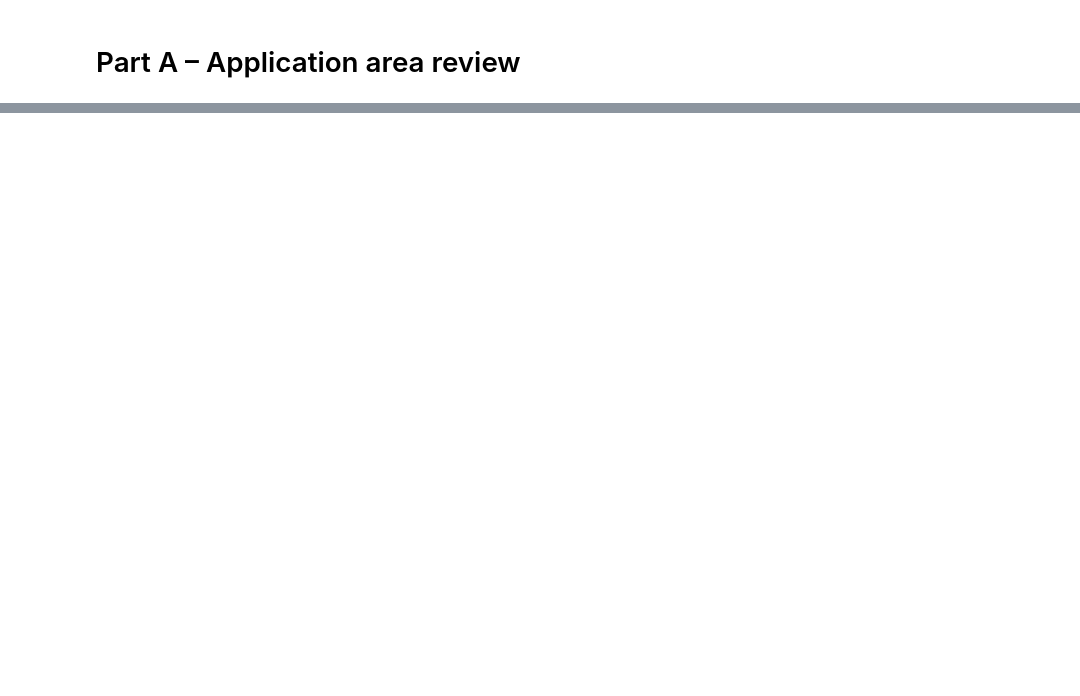
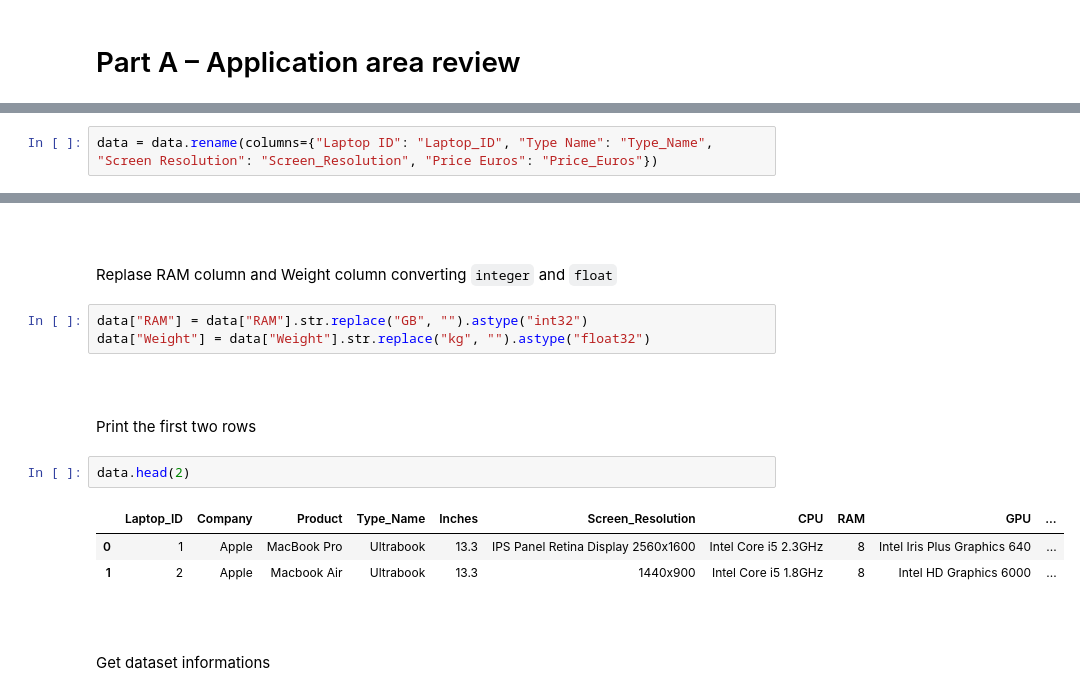
Before and after one commit to RashmithaDeSilva/Laptop_Price_Predictor, a Jupyter notebook: Price_Predictor.ipynb, the cells around one changed output, grey strips where cells are left out. Cells and saved outputs as stored; diff of their text form; blank space fills up the shorter version.

```diff
--- a/Price_Predictor.ipynb
+++ b/Price_Predictor.ipynb
@@ -22,0 +234,2 @@
+# %%
+data = data.rename(columns={"Laptop ID": "Laptop_ID", "Type Name": "Type_Name", "Screen Resolution": "Screen_Resolution", "Price Euros": "Price_Euros"})
@@ -22,0 +246,18 @@
+# %% [markdown]
+<br><br>
+Replase RAM column and Weight column converting `integer` and `float`
+# %%
+data["RAM"] = data["RAM"].str.replace("GB", "").astype("int32")
+data["Weight"] = data["Weight"].str.replace("kg", "").astype("float32")
+# %% [markdown]
+<br><br>
+Print the first two rows
+# %%
+data.head(2)
+# %% [output]
+|  | Laptop_ID | Company | Product | Type_Name | Inches | Screen_Resolution | CPU | RAM | GPU | ... |
+| 0 | 1 | Apple | MacBook Pro | Ultrabook | 13.3 | IPS Panel Retina Display 2560x1600 | Intel Core i5 2.3GHz | 8 | Intel Iris Plus Graphics 640 | ... |
+| 1 | 2 | Apple | Macbook Air | Ultrabook | 13.3 | 1440x900 | Intel Core i5 1.8GHz | 8 | Intel HD Graphics 6000 | ... |
+# %% [markdown]
+<br><br>
+Get dataset informations
```
Also changed, not shown: parts of 149 cells of this notebook.
